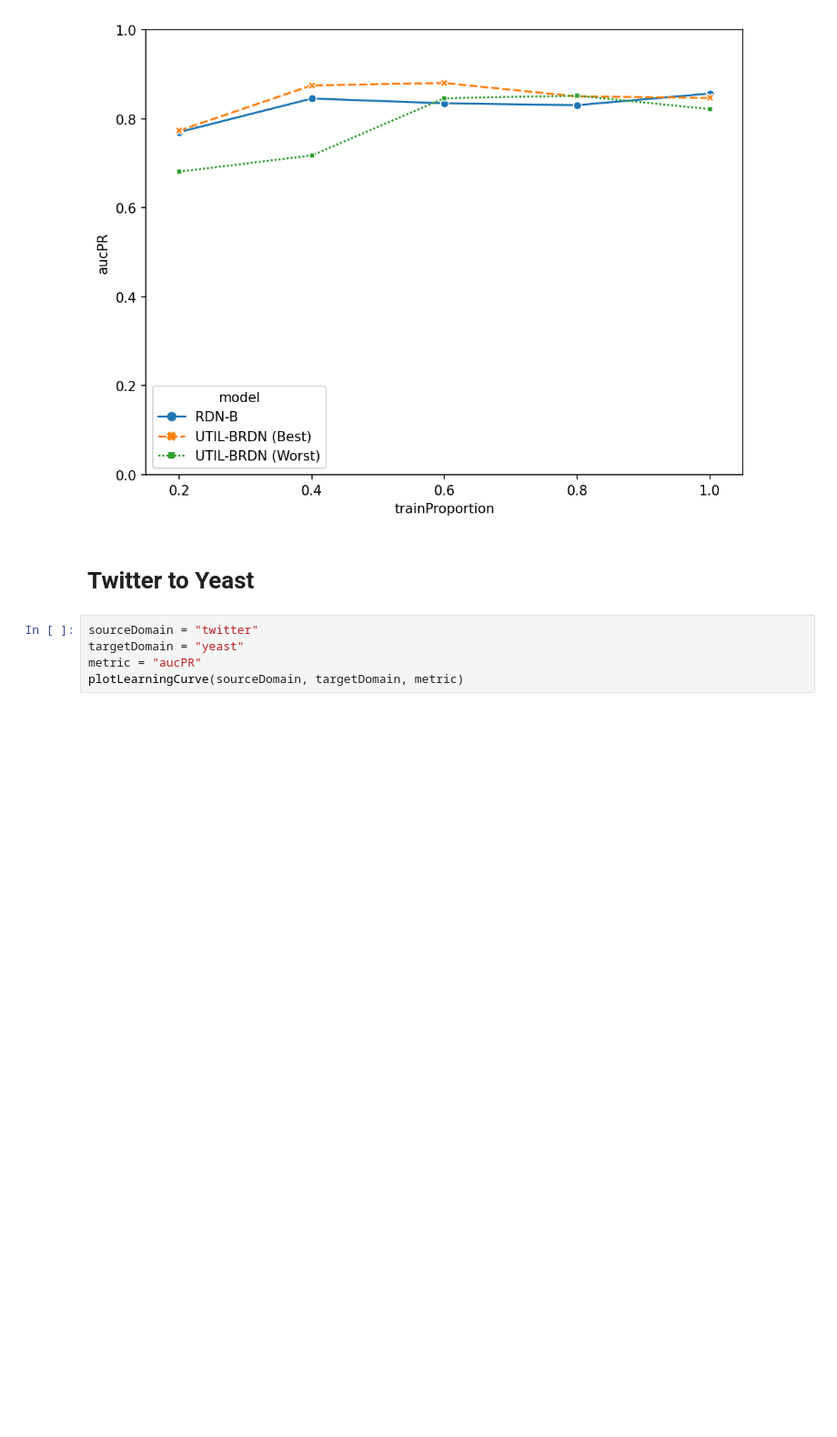
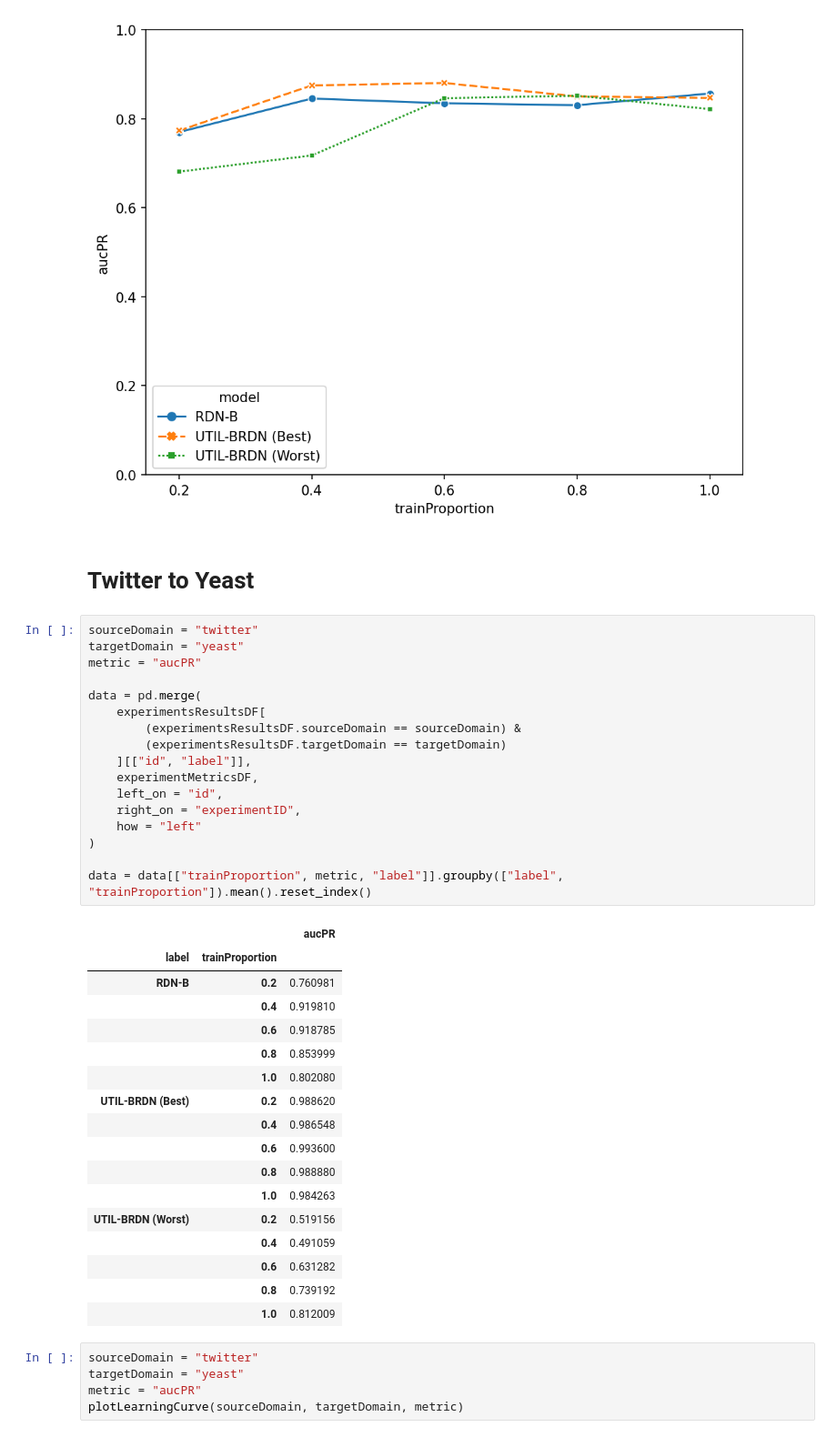
Before and after one commit to cainafigueiredo/util-brdn, a Jupyter notebook: oneUtilityAlphaPerDomainWithWarmUp/learningCurveExperimentsAnalysis.ipynb, the cells around one changed output. Shown at 91% size. Saved outputs shown, nothing was run; the diff lists cells and outputs as text; blank space fills up the shorter version.

```diff
--- a/oneUtilityAlphaPerDomainWithWarmUp/learningCurveExperimentsAnalysis.ipynb
+++ b/oneUtilityAlphaPerDomainWithWarmUp/learningCurveExperimentsAnalysis.ipynb
@@ -256,6 +256,41 @@ plotLearningCurve(sourceDomain, targetDomain, metric)
 [figure]
 # %% [markdown]
 # **Twitter to Yeast**
+# %%
+sourceDomain = "twitter"
+targetDomain = "yeast"
+metric = "aucPR"
+
+data = pd.merge(
+    experimentsResultsDF[
+        (experimentsResultsDF.sourceDomain == sourceDomain) &
+        (experimentsResultsDF.targetDomain == targetDomain)
+    ][["id", "label"]],
+    experimentMetricsDF,
+    left_on = "id",
+    right_on = "experimentID",
+    how = "left"
+)
+
+data = data[["trainProportion", metric, "label"]].groupby(["label", "trainProportion"]).mean().reset_index()
+# %% [output]
+|  |  | aucPR |
+| label | trainProportion |  |
+| RDN-B | 0.2 | 0.760981 |
+|  | 0.4 | 0.919810 |
+|  | 0.6 | 0.918785 |
+|  | 0.8 | 0.853999 |
+|  | 1.0 | 0.802080 |
+| UTIL-BRDN (Best) | 0.2 | 0.988620 |
+|  | 0.4 | 0.986548 |
+|  | 0.6 | 0.993600 |
+|  | 0.8 | 0.988880 |
+|  | 1.0 | 0.984263 |
+| UTIL-BRDN (Worst) | 0.2 | 0.519156 |
+|  | 0.4 | 0.491059 |
+|  | 0.6 | 0.631282 |
+|  | 0.8 | 0.739192 |
+|  | 1.0 | 0.812009 |
 # %%
 sourceDomain = "twitter"
 targetDomain = "yeast"
```
Also changed, not shown: 3 other files.
